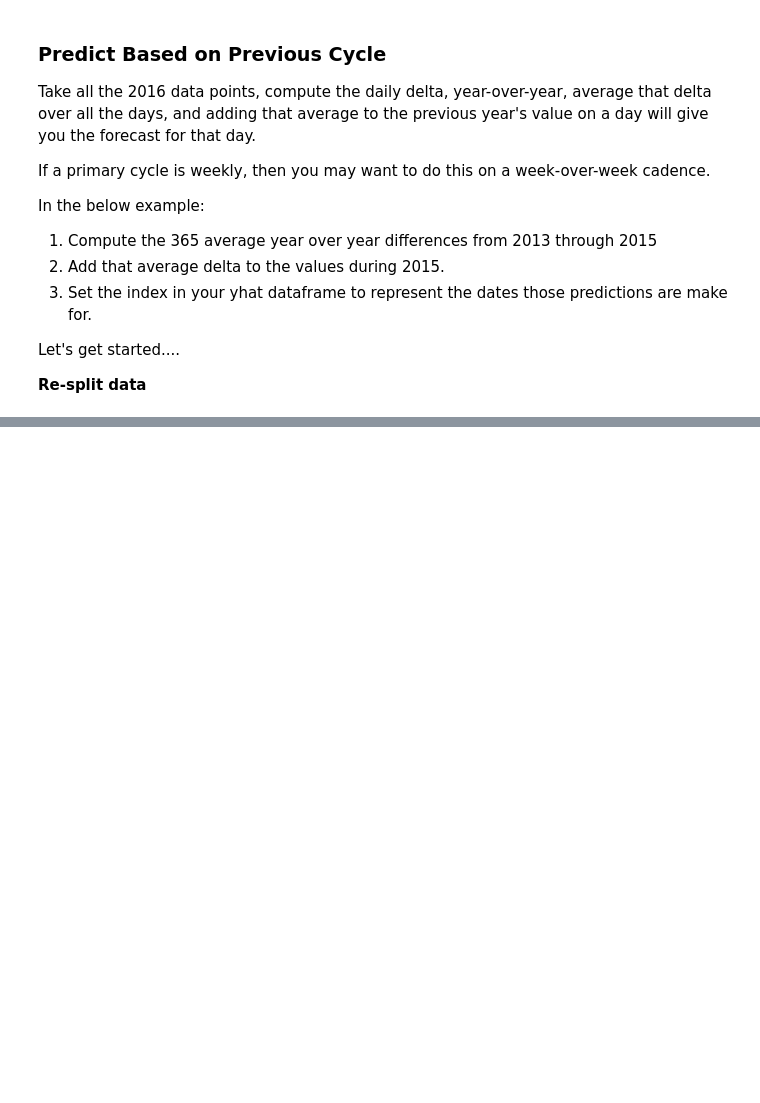
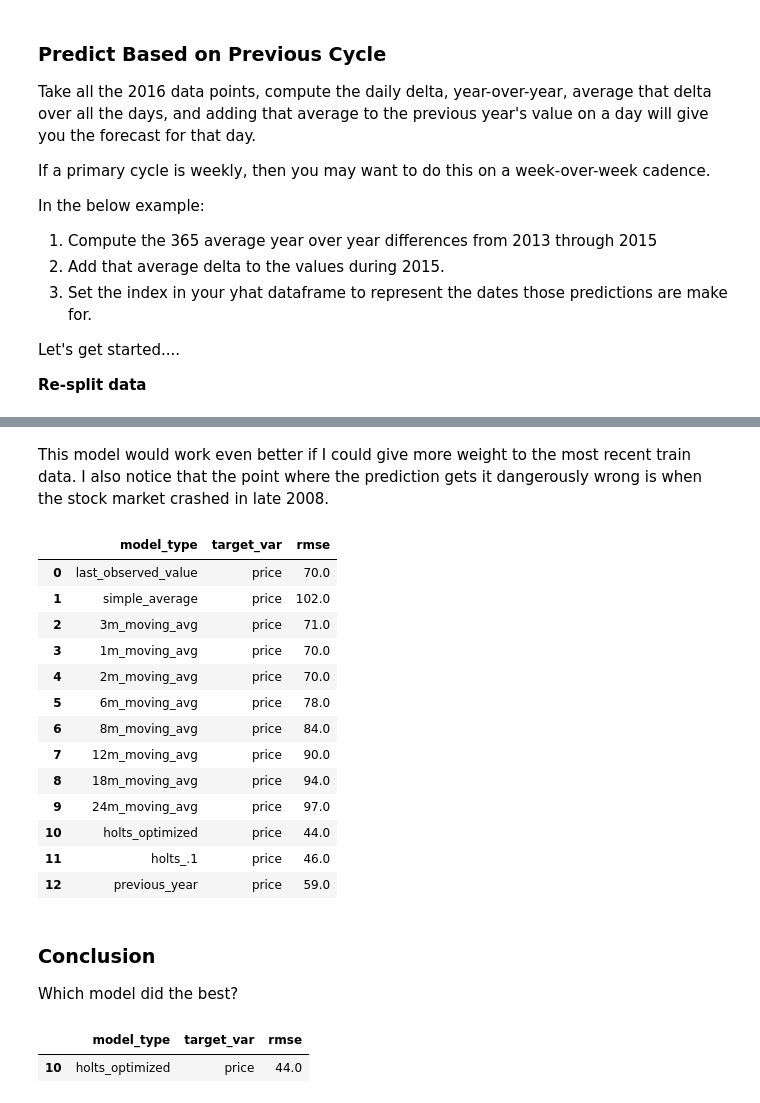
Before and after one commit to KwameTaylor/time-series-exercises, a Jupyter notebook: modeling-lesson-with-stock-data.ipynb, the cells around one changed output, grey strips where cells are left out. Saved outputs shown, nothing was run; the diff lists cells and outputs as text; code cells hidden in the pictures; blank space fills up the shorter version.

```diff
--- a/modeling-lesson-with-stock-data.ipynb
+++ b/modeling-lesson-with-stock-data.ipynb
@@ -550,0 +644,31 @@ Let's get started....
+# %% [markdown]
+This model would work even better if I could give more weight to the most recent train data. I also notice that the point where the prediction gets it dangerously wrong is when the stock market crashed in late 2008.
+# %%
+eval_df
+# %% [output]
+|  | model_type | target_var | rmse |
+| 0 | last_observed_value | price | 70.0 |
+| 1 | simple_average | price | 102.0 |
+| 2 | 3m_moving_avg | price | 71.0 |
+| 3 | 1m_moving_avg | price | 70.0 |
+| 4 | 2m_moving_avg | price | 70.0 |
+| 5 | 6m_moving_avg | price | 78.0 |
+| 6 | 8m_moving_avg | price | 84.0 |
+| 7 | 12m_moving_avg | price | 90.0 |
+| 8 | 18m_moving_avg | price | 94.0 |
+| 9 | 24m_moving_avg | price | 97.0 |
+| 10 | holts_optimized | price | 44.0 |
+| 11 | holts_.1 | price | 46.0 |
+| 12 | previous_year | price | 59.0 |
+# %% [markdown]
+### Conclusion
+
+Which model did the best?
+# %%
+price_min_rmse = eval_df.groupby('target_var')['rmse'].min()[0]
+
+# find which model that is
+eval_df[(eval_df.rmse == price_min_rmse)]
+# %% [output]
+|  | model_type | target_var | rmse |
+| 10 | holts_optimized | price | 44.0 |
```
Also changed, not shown: parts of 18 cells of this notebook, 2 other files.
